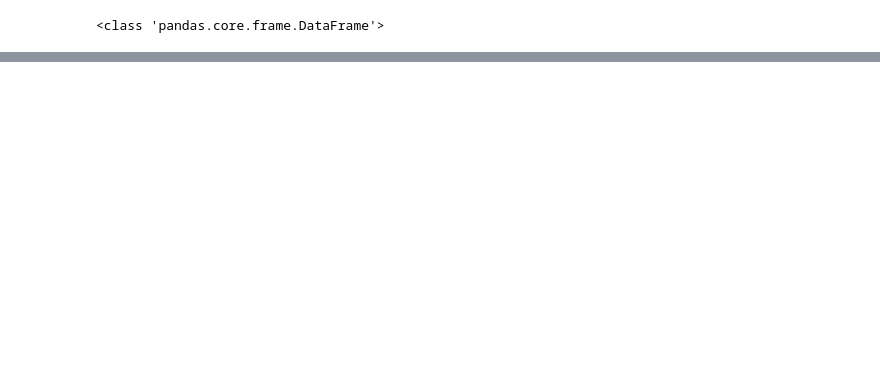
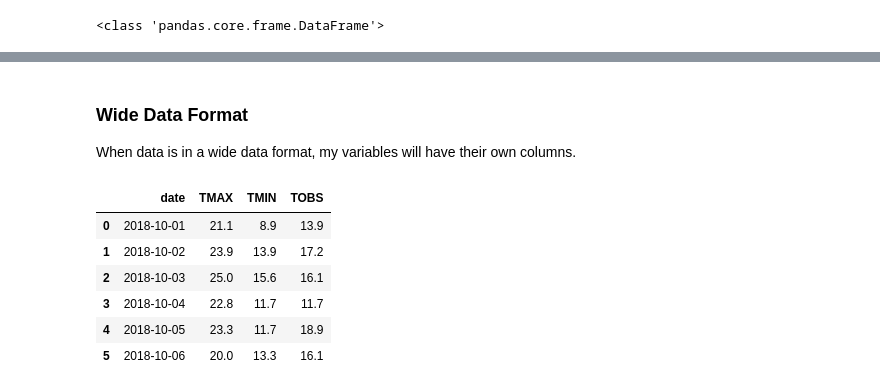
Before and after one commit to hestrang1993/Hands-On-Data-Analysis-with-Pandas-2nd-edition, a Jupyter notebook: ch_03/my_ch_03_work.ipynb, the cells around one changed output, grey strips where cells are left out. Cells and saved outputs as stored; diff of their text form; code cells hidden in the pictures; blank space fills up the shorter version.

```diff
--- a/ch_03/my_ch_03_work.ipynb
+++ b/ch_03/my_ch_03_work.ipynb
@@ -70,0 +80,19 @@ long_df = long_df[use_columns_long]
+# %% [markdown]
+### Wide Data Format
+
+When data is in a wide data format, my variables will have their own columns.
+# %%
+# Get the first x number of columns from the wide DataFrame instance
+number_of_rows_to_get = 6
+"""
+int: The number of rows to display.
+"""
+wide_df.head(number_of_rows_to_get)
+# %% [output]
+|  | date | TMAX | TMIN | TOBS |
+| 0 | 2018-10-01 | 21.1 | 8.9 | 13.9 |
+| 1 | 2018-10-02 | 23.9 | 13.9 | 17.2 |
+| 2 | 2018-10-03 | 25.0 | 15.6 | 16.1 |
+| 3 | 2018-10-04 | 22.8 | 11.7 | 11.7 |
+| 4 | 2018-10-05 | 23.3 | 11.7 | 18.9 |
+| 5 | 2018-10-06 | 20.0 | 13.3 | 16.1 |
```
Also changed, not shown: parts of 11 cells of this notebook, 4 other files.
